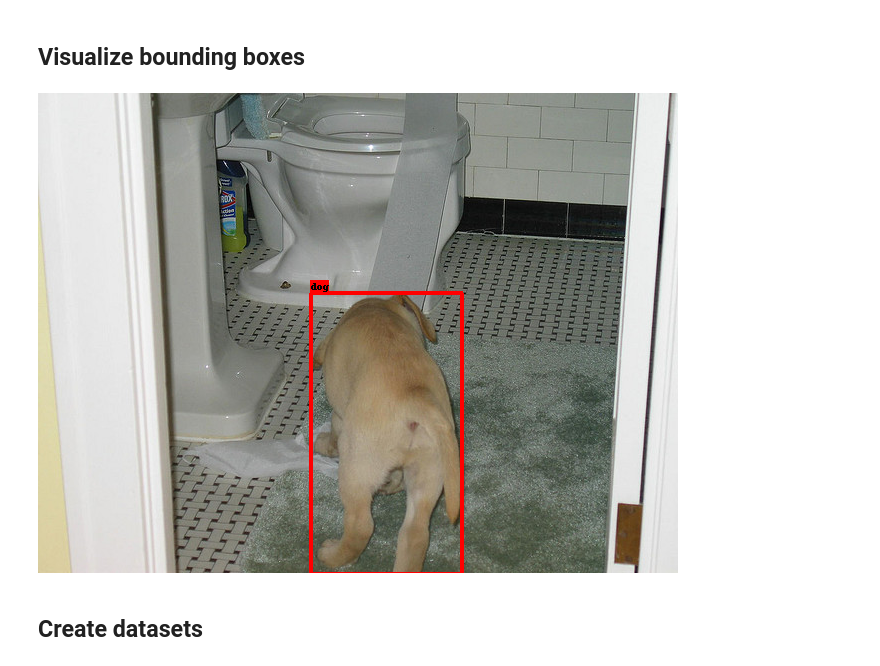
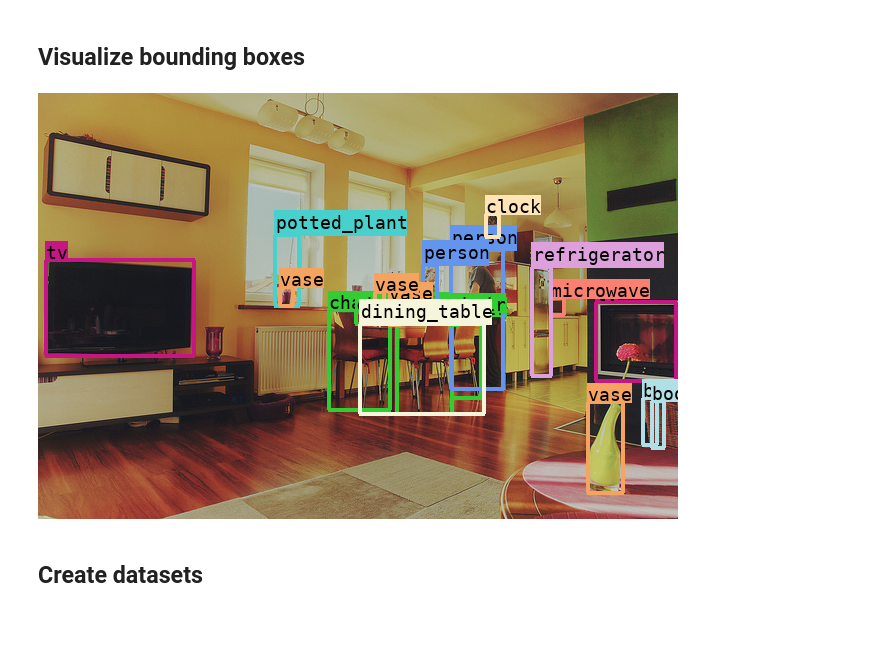
Before and after one commit to staubda/partial-data, a Jupyter notebook: object_detection/datasets/partial_v1/generate_dataset.ipynb, the cells around one changed output. Drawn from its saved outputs; the diff is of its cells as text; code cells hidden in the pictures; blank space fills up the shorter version.

```diff
--- a/object_detection/datasets/partial_v1/generate_dataset.ipynb
+++ b/object_detection/datasets/partial_v1/generate_dataset.ipynb
@@ -166,22 +386,28 @@ filepath = df_comb.iloc[ind]['image_filepath']
 ymin, xmin, ymax, xmax = df_comb.iloc[ind][['hmin', 'wmin', 'hmax', 'wmax']]
 label = df_comb.iloc[ind]['category_name']
 img = Image.open(filepath)
-draw_bounding_box_on_image(img, ymin, xmin, ymax, xmax, display_str_list=(label,))
+font_filepath = '/home/david/github_repos/fonts/DejaVuSansMono/DejaVu Sans Mono for Powerline.ttf'
+draw_bounding_box_on_image(img, ymin, xmin, ymax, xmax,
+                           font_size=24, font_filepath=font_filepath,
+                           display_str_list=(label,))
 img
-# %% [output]
-[figure, removed]
 # %%
 ind = 0
 
 image_grps = df_comb.groupby('image_filepath')
 image_filepaths = list(image_grps.groups.keys())
 image_filepath = image_filepaths[ind]
 df_image_grp = image_grps.get_group(image_filepath)
 bboxes = df_image_grp[['hmin', 'wmin', 'hmax', 'wmax']].values
 labels = [(nm,) for nm in df_image_grp['category_name']]
 img = Image.open(image_filepath)
-draw_bounding_boxes_on_image(img, bboxes, display_str_list_list=labels)
+font_filepath = '/home/david/github_repos/fonts/DejaVuSansMono/DejaVu Sans Mono for Powerline.ttf'
+draw_bounding_boxes_on_image(img, bboxes,
+                             font_size=18, font_filepath=font_filepath,
+                             display_str_list_list=labels)
 img
+# %% [output]
+[figure, added]
 # %% [markdown]
 ## Create datasets
 # %%
```
Also changed, not shown: parts of 11 cells of this notebook, 4 other files.
